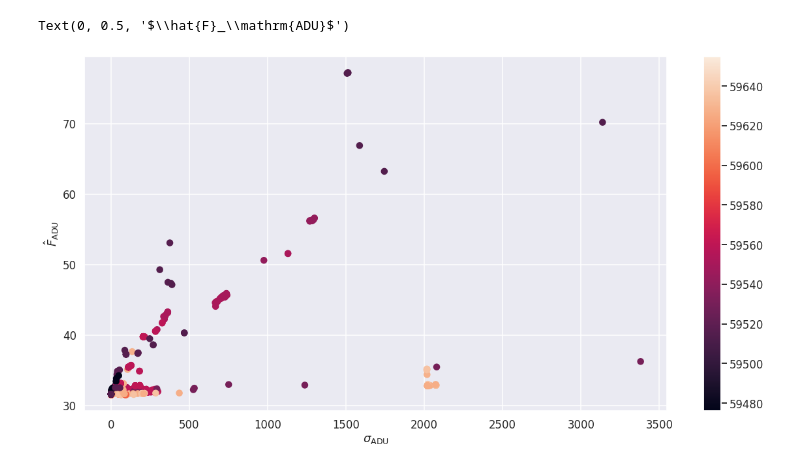
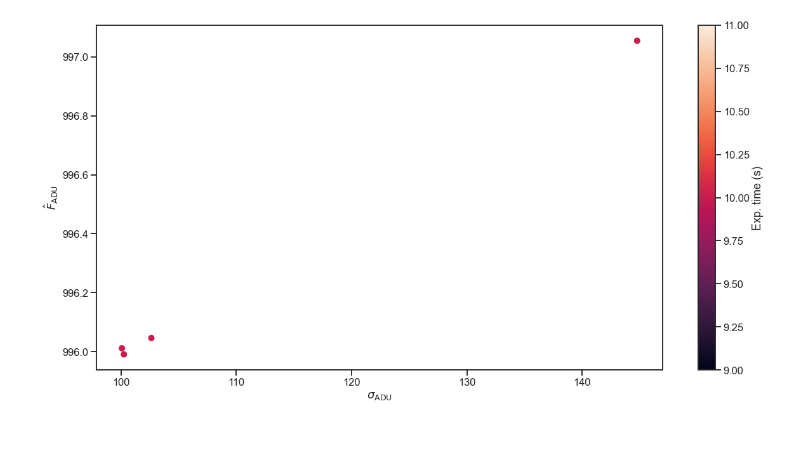
Before and after one commit to sdss/lvmdrp, a Jupyter notebook: docs/nb/estimate-gain.ipynb, the cells around one changed output. Cells and saved outputs as stored; diff of their text form; code cells hidden in the pictures; blank space fills up the shorter version.

```diff
--- a/docs/nb/estimate-gain.ipynb
+++ b/docs/nb/estimate-gain.ipynb
@@ -1,4 +1,6 @@
 # %%
+import os
+import pickle
 import numpy as np
 from scipy.stats import describe
 import matplotlib.pyplot as plt
@@ -6,7 +8,7 @@ from tqdm import tqdm
 
 import seaborn as sns
 
-sns.set(context="talk", color_codes=True)
+sns.set(context="talk", style="ticks", color_codes=True)
 
 from lvmdrp.core import image
 from lvmdrp.functions import imageMethod
@@ -58,16 +67,18 @@ for j, raw_flat in tqdm(enumerate(raw_flats), total=N_FLATS, desc="fetching raw
 # %%
 exptimes = np.asarray([raw_flat.exptime for raw_flat in raw_flats])
 mjd = np.asarray([raw_flat.mjd for raw_flat in raw_flats])
-exptimes /= exptimes.max()
+# exptimes /= exptimes.max()
 
-x, y = sdev["a"], np.sqrt(mean["a"])
-mask = (y<np.sqrt(6000))&(exptimes<250)
+x, y = sdev["a"], mean["a"] #np.sqrt(mean["a"]/exptimes, where=mean["a"]>=0, out=np.zeros_like(exptimes))
+mask = np.ones_like(exptimes, dtype=bool)
+mask = (x>100)&(y!=0)&(y<=1000)#&(exptimes<60)&(exptimes>1)
 
 plt.figure(figsize=(20,10))
-plt.scatter(x[mask], y[mask], c=mjd[mask])
-plt.colorbar()
+plt.scatter((x)[mask], (y)[mask], c=exptimes[mask], lw=1)
+cb = plt.colorbar()
 plt.xlabel(r"$\sigma_\mathrm{ADU}$")
-plt.ylabel(r"$\hat{F}_\mathrm{ADU}$")
+plt.ylabel(r"${\hat{F}_\mathrm{ADU}}$")
+cb.set_label(r"Exp. time (s)")
+# plt.ylim(0, 10)
 # %% [output]
-Text(0, 0.5, '$\\hat{F}_\\mathrm{ADU}$')
-[figure, old version]
+[figure, new version]
```
Also changed, not shown: parts of 1 cell of this notebook.
